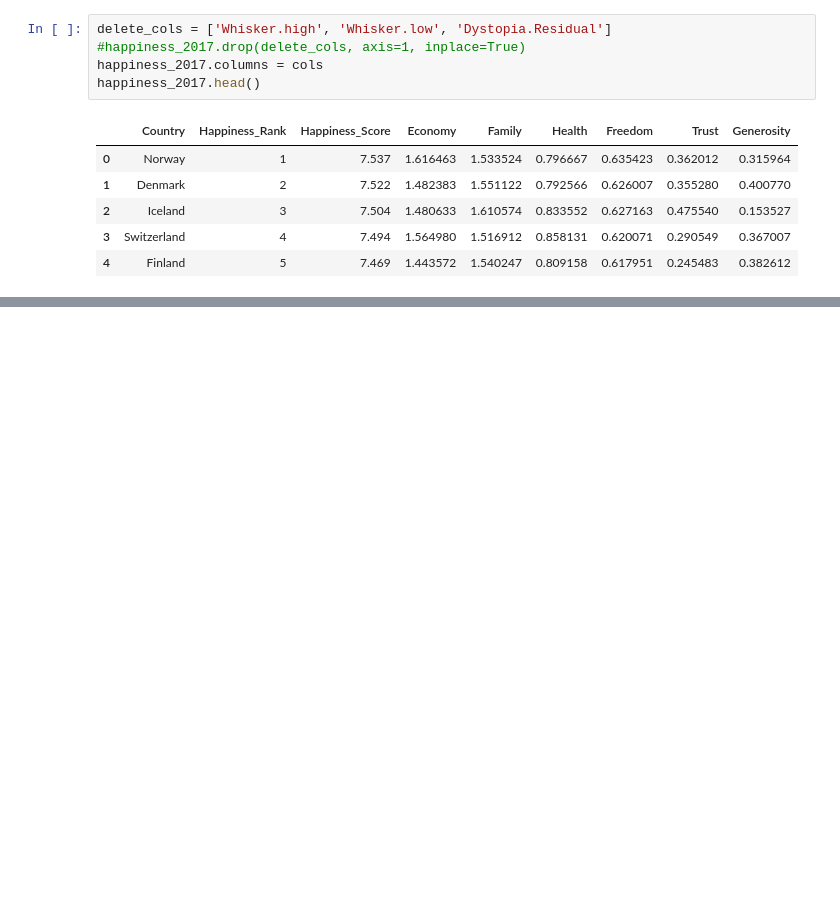
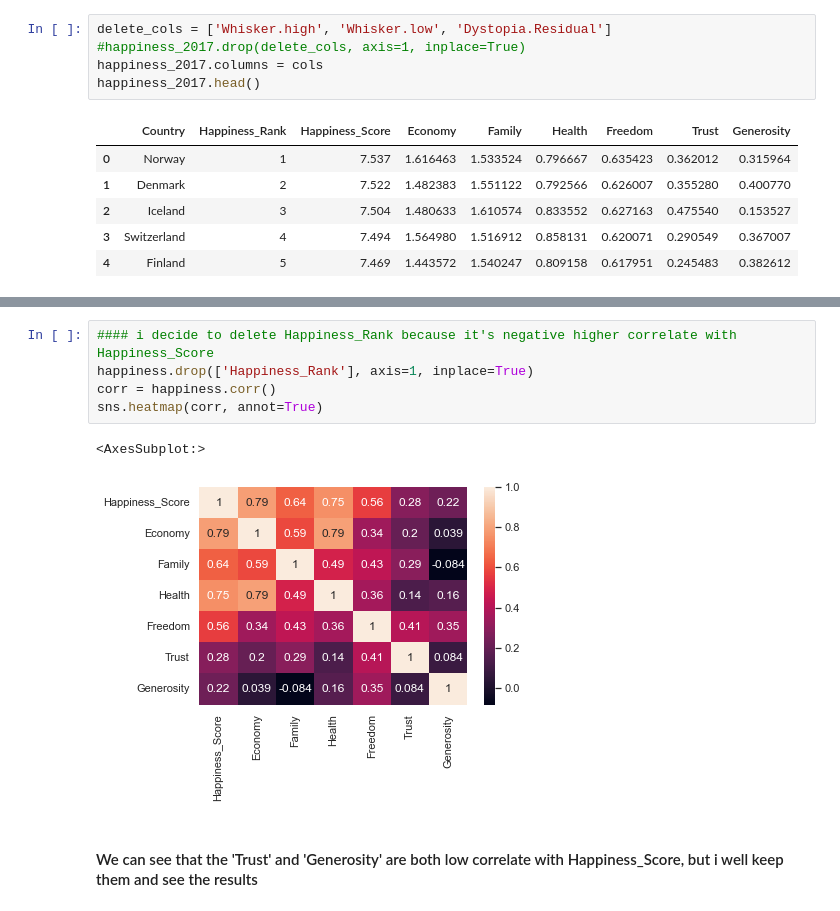
Before and after one commit to aalouane/DataScience-Projects, a Jupyter notebook: hapinness score/happiness_2.ipynb, the cells around one changed output, grey strips where cells are left out. Saved outputs shown, nothing was run; the diff lists cells and outputs as text; blank space fills up the shorter version.

Commit message:
Project hapiness_score 11-09-2022 3

```diff
--- a/hapinness score/happiness_2.ipynb
+++ b/hapinness score/happiness_2.ipynb
@@ -76,0 +129,10 @@ happiness_2017.head()
+# %%
+#### i decide to delete Happiness_Rank because it's negative higher correlate with Happiness_Score
+happiness.drop(['Happiness_Rank'], axis=1, inplace=True)
+corr = happiness.corr()
+sns.heatmap(corr, annot=True)
+# %% [output]
+<AxesSubplot:>
+[figure, added]
+# %% [markdown]
+#### We can see that the 'Trust' and 'Generosity' are both low correlate with Happiness_Score, but i well keep them and see the results
```
Also changed, not shown: parts of 8 cells of this notebook.
